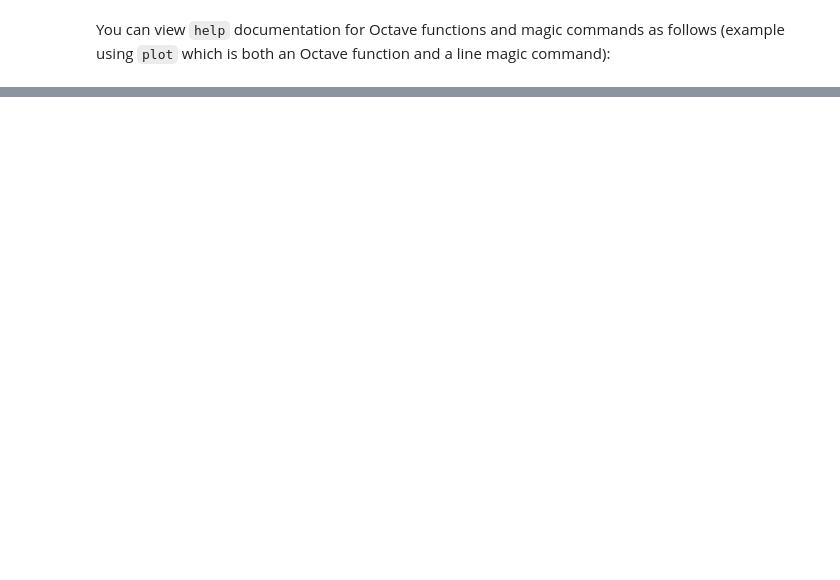
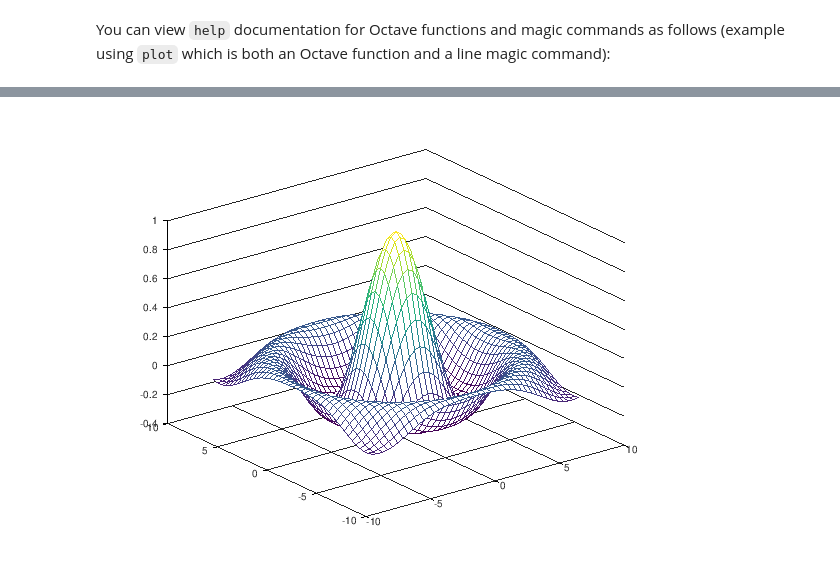
Before and after one commit to jsheunis/spm12-octave-jupyter, a Jupyter notebook: spm12_octave_jupyter_basics.ipynb, the cells around one changed output, grey strips where cells are left out. Cells and saved outputs as stored; diff of their text form; code cells hidden in the pictures; blank space fills up the shorter version.

```diff
--- a/spm12_octave_jupyter_basics.ipynb
+++ b/spm12_octave_jupyter_basics.ipynb
@@ -29,0 +47,5 @@ You can view `help` documentation for Octave functions and magic commands as fol
+# %%
+%plot --format png -w 600
+mesh (tx, ty, tz);
+# %% [output]
+[figure, added]
```
Also changed, not shown: parts of 15 cells of this notebook, 1 other file.
